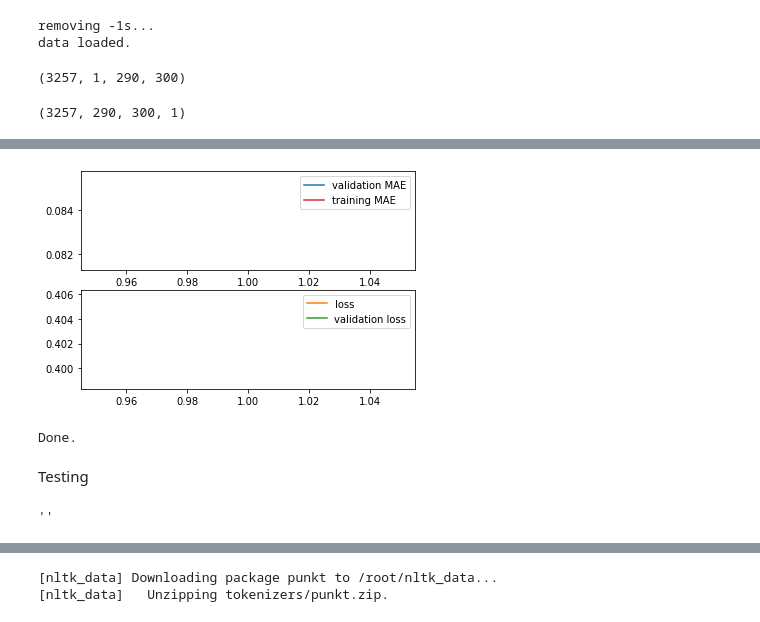
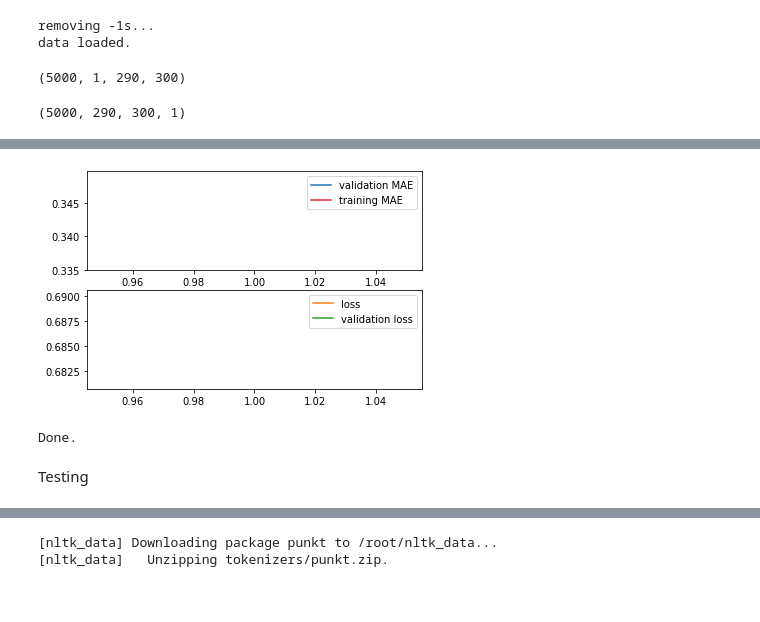
Before and after one commit to varshaelza/Text-Summarization-Categorization, a Jupyter notebook: CNNBasedSummary.ipynb, the cells around one changed output, grey strips where cells are left out. Drawn from its saved outputs; the diff is of its cells as text; code cells hidden in the pictures.

```diff
--- a/CNNBasedSummary.ipynb
+++ b/CNNBasedSummary.ipynb
@@ -354,16 +371,16 @@ CNN Model Bilding and training using Keras.Training is done in stages due to lar
 import pickle
 import numpy as np
 # %%
-data11 = pickle.load(open("/content/drive/MyDrive/BBC Dataset/CNN Summarisation/embeddingsToSaliency61.pickle", "rb"))
-data12 = pickle.load(open("/content/drive/MyDrive/BBC Dataset/CNN Summarisation/embeddingsToSaliency62.pickle", "rb"))
-data13 = pickle.load(open("/content/drive/MyDrive/BBC Dataset/CNN Summarisation/embeddingsToSaliency63.pickle", "rb"))
-data14 = pickle.load(open("/content/drive/MyDrive/BBC Dataset/CNN Summarisation/embeddingsToSaliency64.pickle", "rb"))
-data15 = pickle.load(open("/content/drive/MyDrive/BBC Dataset/CNN Summarisation/embeddingsToSaliency65.pickle", "rb"))
-data16 = pickle.load(open("/content/drive/MyDrive/BBC Dataset/CNN Summarisation/embeddingsToSaliency66.pickle", "rb"))
-data17 = pickle.load(open("/content/drive/MyDrive/BBC Dataset/CNN Summarisation/embeddingsToSaliency67.pickle", "rb"))
-#data18 = pickle.load(open("/content/drive/MyDrive/BBC Dataset/CNN Summarisation/embeddingsToSaliency58.pickle", "rb"))
-#data19 = pickle.load(open("/content/drive/MyDrive/BBC Dataset/CNN Summarisation/embeddingsToSaliency59.pickle", "rb"))
-#data20 = pickle.load(open("/content/drive/MyDrive/BBC Dataset/CNN Summarisation/embeddingsToSaliency60.pickle", "rb"))
+data11 = pickle.load(open("/content/drive/MyDrive/BBC Dataset/CNN Summarisation/embeddingsToSaliency1.pickle", "rb"))
+data12 = pickle.load(open("/content/drive/MyDrive/BBC Dataset/CNN Summarisation/embeddingsToSaliency2.pickle", "rb"))
+data13 = pickle.load(open("/content/drive/MyDrive/BBC Dataset/CNN Summarisation/embeddingsToSaliency3.pickle", "rb"))
+data14 = pickle.load(open("/content/drive/MyDrive/BBC Dataset/CNN Summarisation/embeddingsToSaliency4.pickle", "rb"))
+data15 = pickle.load(open("/content/drive/MyDrive/BBC Dataset/CNN Summarisation/embeddingsToSaliency5.pickle", "rb"))
+data16 = pickle.load(open("/content/drive/MyDrive/BBC Dataset/CNN Summarisation/embeddingsToSaliency6.pickle", "rb"))
+data17 = pickle.load(open("/content/drive/MyDrive/BBC Dataset/CNN Summarisation/embeddingsToSaliency7.pickle", "rb"))
+data18 = pickle.load(open("/content/drive/MyDrive/BBC Dataset/CNN Summarisation/embeddingsToSaliency8.pickle", "rb"))
+data19 = pickle.load(open("/content/drive/MyDrive/BBC Dataset/CNN Summarisation/embeddingsToSaliency9.pickle", "rb"))
+data20 = pickle.load(open("/content/drive/MyDrive/BBC Dataset/CNN Summarisation/embeddingsToSaliency10.pickle", "rb"))
 #data41 = pickle.load(open("/content/drive/MyDrive/BBC Dataset/CNN Summarisation/embeddingsToSaliency41.pickle", "rb"))
 #data42 = pickle.load(open("/content/drive/MyDrive/BBC Dataset/CNN Summarisation/embeddingsToSaliency42.pickle", "rb"))
 #data43 = pickle.load(open("/content/drive/MyDrive/BBC Dataset/CNN Summarisation/embeddingsToSaliency43.pickle", "rb"))
@@ -384,5 +401,5 @@ data17 = pickle.load(open("/content/drive/MyDrive/BBC Dataset/CNN Summarisation/
 #data59 = pickle.load(open("/content/drive/MyDrive/BBC Dataset/CNN Summarisation/embeddingsToSaliency59.pickle", "rb"))
 #data60 = pickle.load(open("/content/drive/MyDrive/BBC Dataset/CNN Summarisation/embeddingsToSaliency60.pickle", "rb"))
 # %%
-data = np.concatenate((data11,data12,data13,data14,data15,data16,data17), axis=0)
+data = np.concatenate((data11,data12,data13,data14,data15,data16,data17,data18,data19,data20), axis=0)
 # %%
@@ -523,7 +540,7 @@ y = K.cast_to_floatx(y)
 # %%
 print(x.shape)
 # %% [output]
-(3257, 1, 290, 300)
+(5000, 1, 290, 300)
 # %%
 import tensorflow as tf
 #images_nhwc = tf.placeholder(tf.float32, [None, 200, 300, 3])  # input batch
@@ -532,13 +549,13 @@ print(out.get_shape())
 x=out
 del out  # the shape of out is [None, 3, 200, 300]
 # %% [output]
-(3257, 290, 300, 1)
+(5000, 290, 300, 1)
 # %%
 x1=x
 y1=y
 # %%
 import keras
-model=keras.models.load_model('/content/drive/MyDrive/BBC Dataset/CNN Summarisation/Models/model6-vgg16.h5')
+model=keras.models.load_model('/content/drive/MyDrive/BBC Dataset/CNN Summarisation/Models/model1-vgg16.h5')
 # %%
 #model = build_model(( x1.shape[1], x1.shape[2],1), conv_window_size, num_filters, reg, dropout)
 
@@ -547,7 +564,7 @@ history = train(model, x1, y1, val_train_ratio, epochs, batch_size)
 import matplotlib.pyplot as plt
 
 print("Saving model...")
-model.save('/content/drive/MyDrive/BBC Dataset/CNN Summarisation/Models/model7-vgg16.h5')
+model.save('/content/drive/MyDrive/BBC Dataset/CNN Summarisation/Models/model2-vgg16.h5')
 
 print("Plotting...")
 f, (ax1, ax2) = plt.subplots(2, 1)
@@ -560,10 +577,10 @@ ax2.plot(range(1, epochs+1), history.history['val_loss'], 'tab:green', label="va
 ax1.legend()
 ax2.legend()
 
-f.savefig('/content/drive/MyDrive/BBC Dataset/CNN Summarisation/Models/training-model7-vgg16.png', dpi=300)
+f.savefig('/content/drive/MyDrive/BBC Dataset/CNN Summarisation/Models/training-model2-vgg16.png', dpi=300)
 plt.show()
 m=keras.models.load_model('/content/weights-improvement-01.hdf5')
-m.save('/content/drive/MyDrive/BBC Dataset/CNN Summarisation/Models/weights7_vgg16.hdf5')
+m.save('/content/drive/MyDrive/BBC Dataset/CNN Summarisation/Models/weights2_vgg16.hdf5')
 
 print("Done.")
 # %% [output]
@@ -571,8 +588,8 @@ print("Done.")
 
 Epoch 00001: saving model to weights-improvement-01.hdf5
 Saving model...
 Plotting...
-[figure, old version]
+[figure, new version]
 Done.
 # %%
 #250/250 [==============================] - 13395s 54s/step - loss: 0.7100 - mae: 0.3629 - val_loss: 0.6990 - val_mae: 0.3527
@@ -587,7 +604,3 @@ Testing
 # %%
 import pandas as pd
 train = pd.read_csv('/content/drive/MyDrive/BBC Dataset/CNN Summarisation/CNNSummarisation_train.csv')
-# %%
-train['CNN(VGG16)'][924]
-# %% [output]
-''
```
Also changed, not shown: parts of 14 cells of this notebook.
